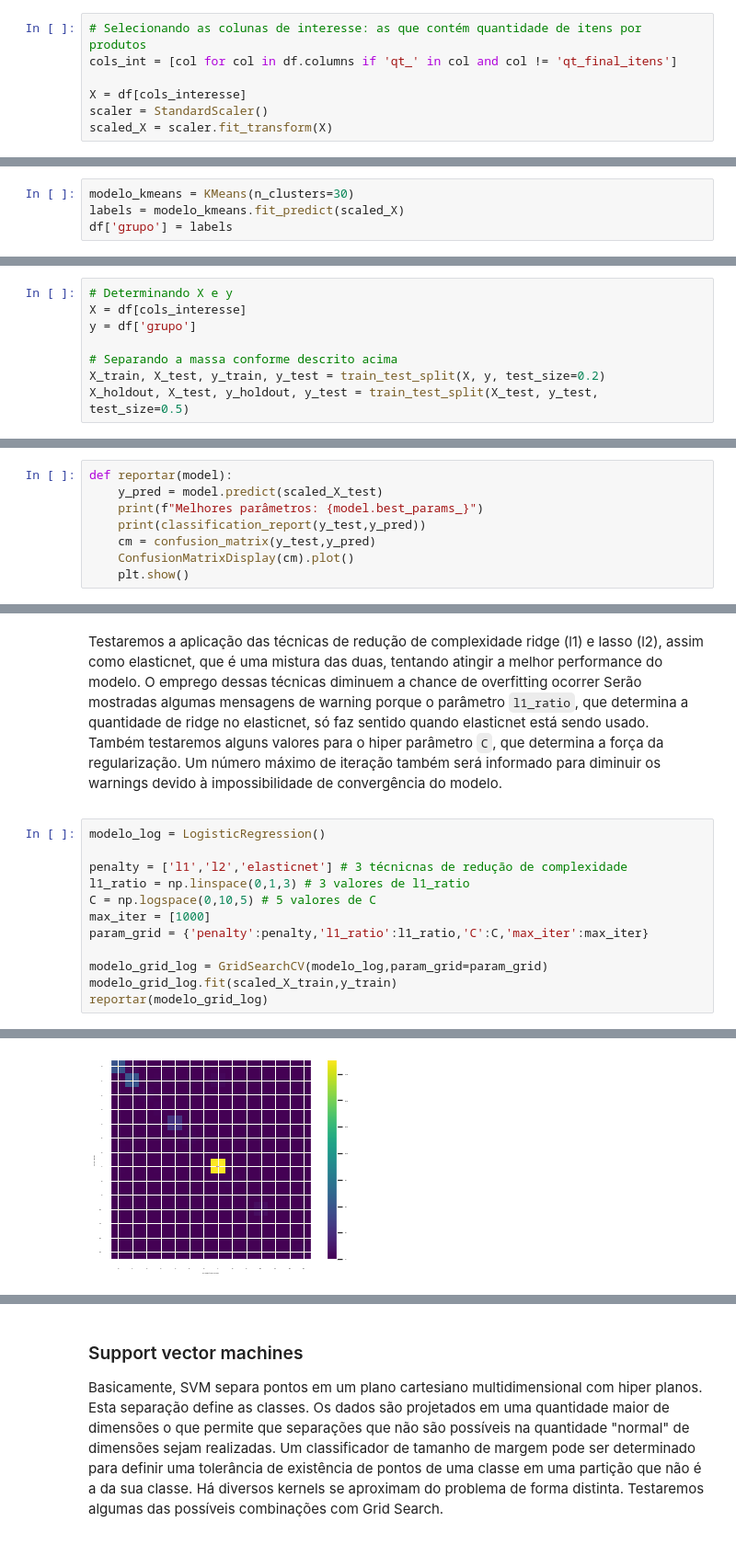
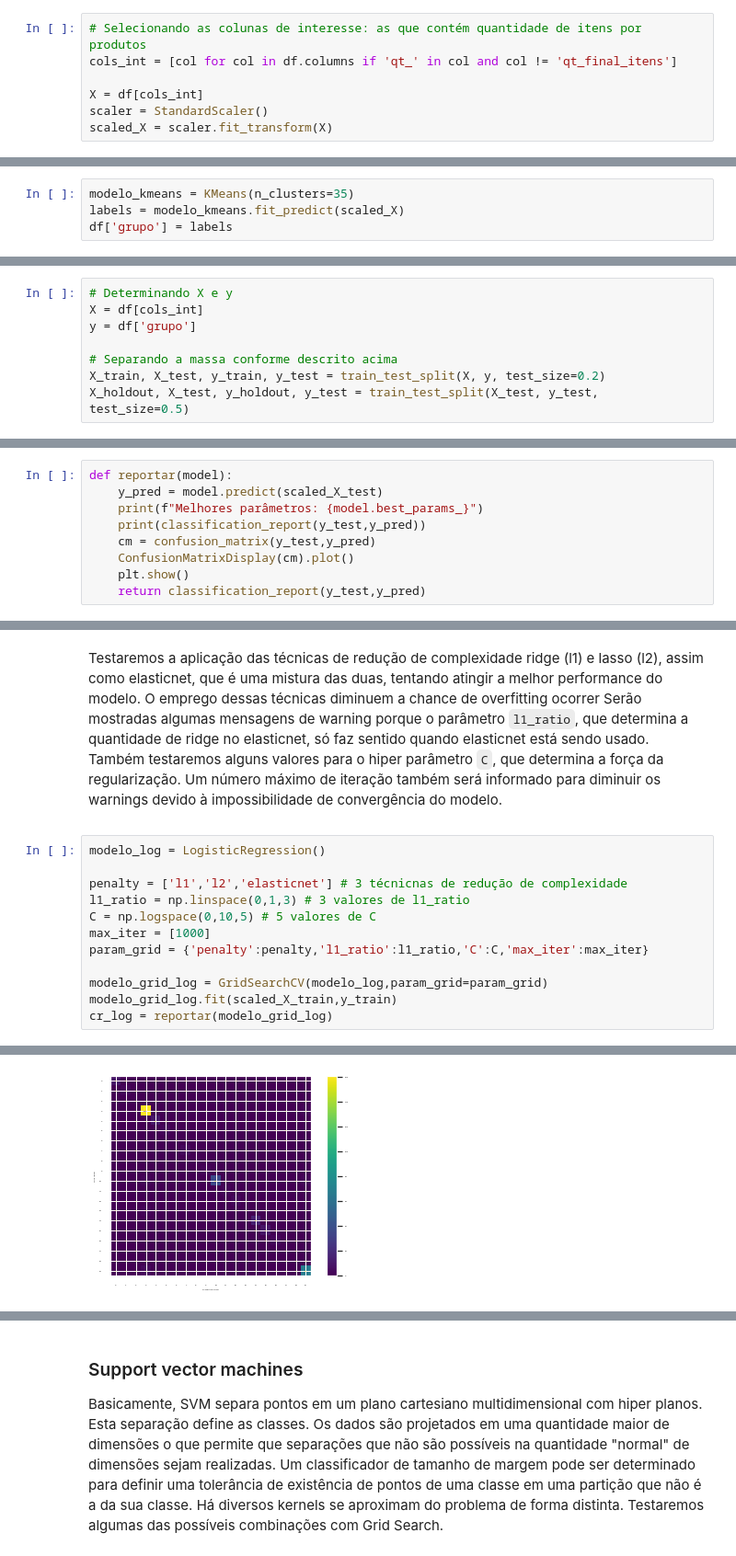
Before and after one commit to lgalicki/tcc-pos-ciecia-de-dados-pucmg, a Jupyter notebook: 5 - Sistema de recomendação.ipynb, the cells around one changed output, grey strips where cells are left out. Shown at 92% size. Drawn from its saved outputs; the diff is of its cells as text.

```diff
--- a/5 - Sistema de recomendação.ipynb
+++ b/5 - Sistema de recomendação.ipynb
@@ -34,7 +35,7 @@ Optaremos por utilizar a quantidade de cada produto comprada pelos clientes, dad
 # Selecionando as colunas de interesse: as que contém quantidade de itens por produtos
 cols_int = [col for col in df.columns if 'qt_' in col and col != 'qt_final_itens']
 
-X = df[cols_interesse]
+X = df[cols_int]
 scaler = StandardScaler()
 scaled_X = scaler.fit_transform(X)
 # %% [markdown]
@@ -74,6 +75,6 @@ Podemos ver que SSD com K = 31 é maior que SSD com K = 30, portanto 30 é um bo
 **Importante:** este modelo deve ser retreinado sempre que houver acréscimo ou remoção de produtos no inventário de produtos. Também deve ser retreinado com alguma frequência para levar em consideração compras mais recentes.
 # %%
-modelo_kmeans = KMeans(n_clusters=30)
+modelo_kmeans = KMeans(n_clusters=35)
 labels = modelo_kmeans.fit_predict(scaled_X)
 df['grupo'] = labels
 # %% [markdown]
@@ -173,7 +174,7 @@ Utilizaremos Grid Search para otimização de hiper parâmetros e Cross Validati
 - 10% para avaliação final do modelo.
 # %%
 # Determinando X e y
-X = df[cols_interesse]
+X = df[cols_int]
 y = df['grupo']
 
 # Separando a massa conforme descrito acima
@@ -217,6 +218,7 @@ def reportar(model):
     cm = confusion_matrix(y_test,y_pred)
     ConfusionMatrixDisplay(cm).plot()
     plt.show()
+    return classification_report(y_test,y_pred)
 # %% [markdown]
 ### Regressão logística
 Trata-se do modelo mais simples de classificação. Consiste de uma adaptação da regressão linear, utilizando-se de uma função sigmóide para decidir se um grupo de parâmetros pertence a uma classe (1) ou não (0). Sua performance computacional normalmente deixa a desejar quando comparada a modelos mais modernos.<p>
@@ -232,7 +234,7 @@ param_grid = {'penalty':penalty,'l1_ratio':l1_ratio,'C':C,'max_iter':max_iter}
 
 modelo_grid_log = GridSearchCV(modelo_log,param_grid=param_grid)
 modelo_grid_log.fit(scaled_X_train,y_train)
-reportar(modelo_grid_log)
+cr_log = reportar(modelo_grid_log)
 # %% [output]
 150 fits failed out of a total of 225.
 The score on these train-test partitions for these parameters will be set to nan.
@@ -271 +273 @@ weighted avg       0.94      0.94      0.94       353
-[figure, old version]
+[figure, new version]
```
Also changed, not shown: parts of 28 cells of this notebook.
